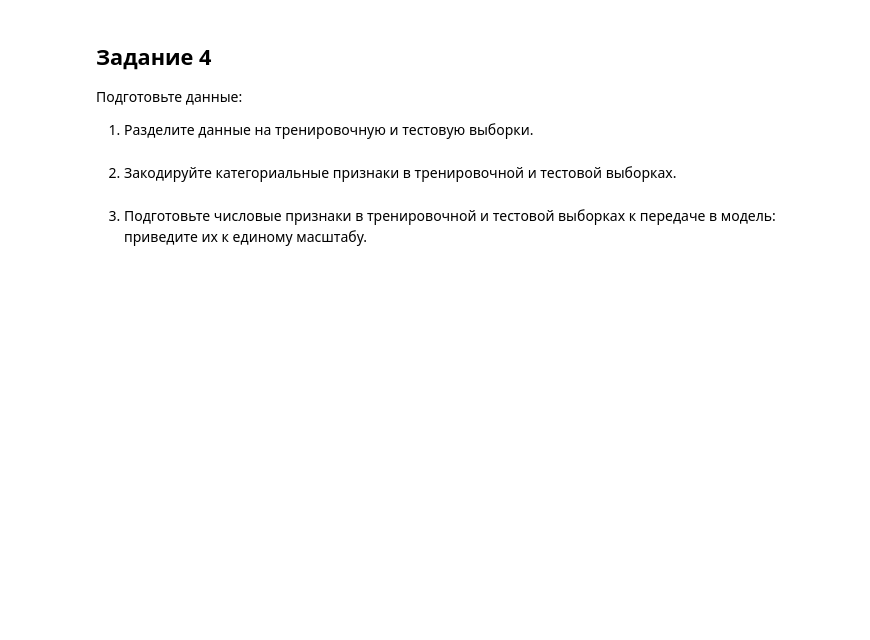
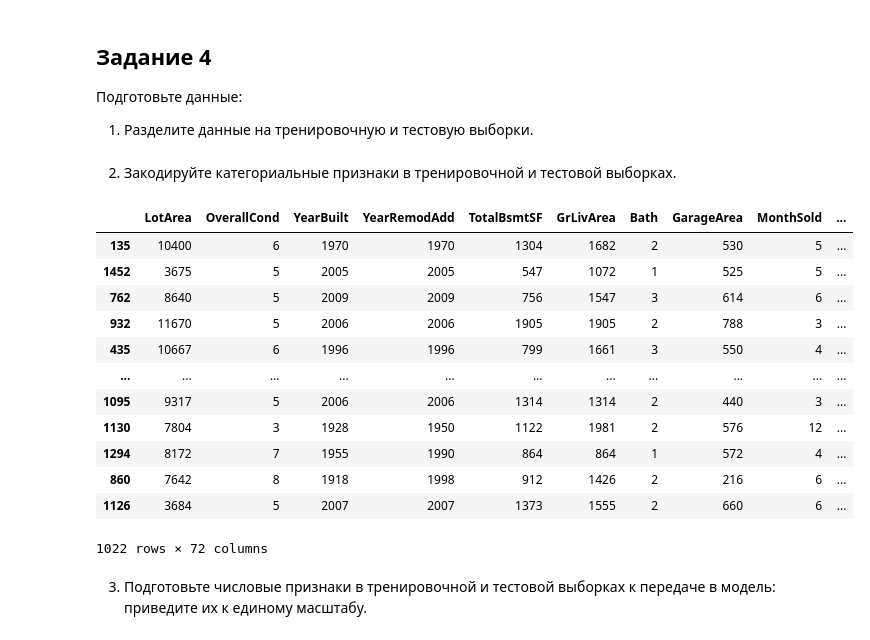
Before and after one commit to IgorKolotushkin/machine_learning_ds, a Jupyter notebook: hw3/Практическая работа. Регуляризация линейной регрессии.ipynb, the cells around one changed output. Saved outputs shown, nothing was run; the diff lists cells and outputs as text; code cells hidden in the pictures; blank space fills up the shorter version.

```diff
--- a/hw3/Практическая работа. Регуляризация линейной регрессии.ipynb
+++ b/hw3/Практическая работа. Регуляризация линейной регрессии.ipynb
@@ -210,11 +234,34 @@ sns.pairplot(num_df[['SalePrice', 'GarageArea']])
 
 1. Разделите данные на тренировочную и тестовую выборки.
 # %%
-### Ваш код здесь ###
+x = new_df.drop(['SalePrice', 'DateSold'], axis=1)
+y = new_df['SalePrice']
+
+x_train, x_test, y_train, y_test = train_test_split(
+    x, y, test_size=0.3, random_state=42
+)
 # %% [markdown]
 2. Закодируйте категориальные признаки в тренировочной и тестовой выборках.
 # %%
-### Ваш код здесь ###
+cat_columns = list(x.select_dtypes(['object']).columns)
+cat_columns.append('OverallQual')
+x_train = pd.get_dummies(data=x_train, columns=cat_columns)
+x_test = pd.get_dummies(data=x_test, columns=cat_columns)
+x_train
+# %% [output]
+|  | LotArea | OverallCond | YearBuilt | YearRemodAdd | TotalBsmtSF | GrLivArea | Bath | GarageArea | MonthSold | ... |
+| 135 | 10400 | 6 | 1970 | 1970 | 1304 | 1682 | 2 | 530 | 5 | ... |
+| 1452 | 3675 | 5 | 2005 | 2005 | 547 | 1072 | 1 | 525 | 5 | ... |
+| 762 | 8640 | 5 | 2009 | 2009 | 756 | 1547 | 3 | 614 | 6 | ... |
+| 932 | 11670 | 5 | 2006 | 2006 | 1905 | 1905 | 2 | 788 | 3 | ... |
+| 435 | 10667 | 6 | 1996 | 1996 | 799 | 1661 | 3 | 550 | 4 | ... |
+| ... | ... | ... | ... | ... | ... | ... | ... | ... | ... | ... |
+| 1095 | 9317 | 5 | 2006 | 2006 | 1314 | 1314 | 2 | 440 | 3 | ... |
+| 1130 | 7804 | 3 | 1928 | 1950 | 1122 | 1981 | 2 | 576 | 12 | ... |
+| 1294 | 8172 | 7 | 1955 | 1990 | 864 | 864 | 1 | 572 | 4 | ... |
+| 860 | 7642 | 8 | 1918 | 1998 | 912 | 1426 | 2 | 216 | 6 | ... |
+| 1126 | 3684 | 5 | 2007 | 2007 | 1373 | 1555 | 2 | 660 | 6 | ... |
+1022 rows × 72 columns
 # %% [markdown]
 3. Подготовьте числовые признаки в тренировочной и тестовой выборках к передаче в модель: приведите их к единому масштабу.
 # %%
```
Also changed, not shown: parts of 15 cells of this notebook.
